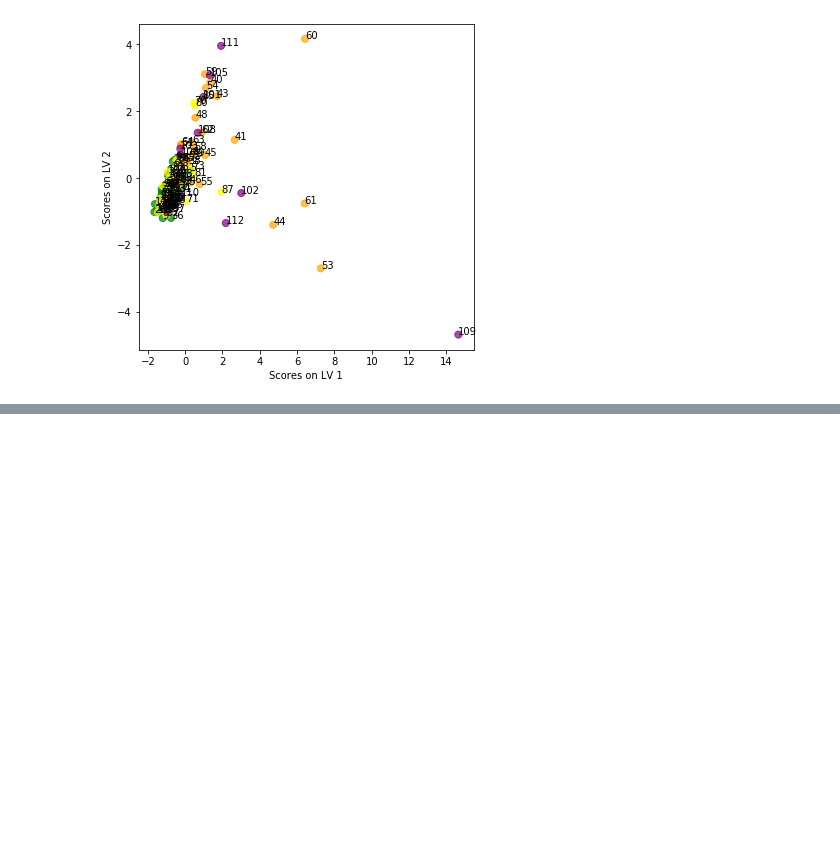
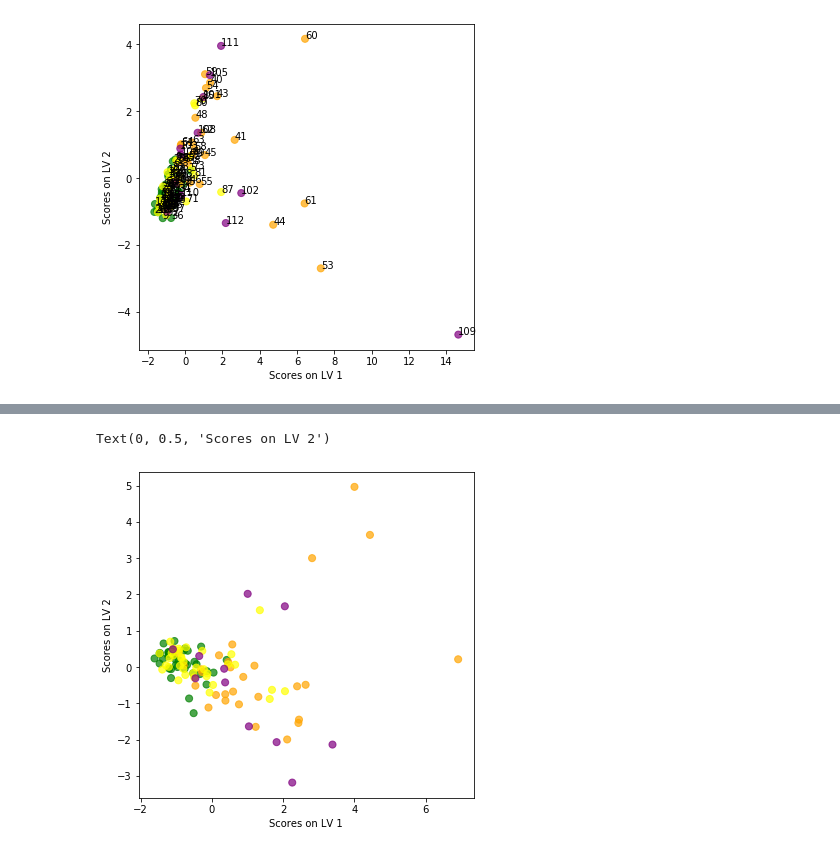
Before and after one commit to amandinebru/Projet_Parkinson, a Jupyter notebook: premier test.ipynb, the cells around one changed output, grey strips where cells are left out. Saved outputs shown, nothing was run; the diff lists cells and outputs as text; code cells hidden in the pictures; blank space fills up the shorter version.

```diff
--- a/premier test.ipynb
+++ b/premier test.ipynb
@@ -565,5 +567,6 @@ for (x, y) in enumerate(scores.values):
 'on va enlever le 109'
 [figure]
 # %%
-data.drop(109,0, inplace=True)
+data.drop(data.index[109],0, inplace=True)
+data
 # %% [output]
@@ -570,0 +586,13 @@ KeyError: '[109] not found in axis'
+# %%
+plsr_new = PLSRegression(n_components=4, scale=False)
+plsr_new.fit(data[['Atonie','Debit','Irreg','Puissance']].values, data['Classe'])
+
+colorlist_new = [colormap[str(c)] for c in data['Classe']]
+# %%
+scores_new = pd.DataFrame(plsr_new.x_scores_)
+ax_new = scores_new.plot(x=0, y=1, kind='scatter', s=50, alpha=0.7, c=colorlist_new, figsize=(6,6))
+ax_new.set_xlabel('Scores on LV 1')
+ax_new.set_ylabel('Scores on LV 2')
+# %% [output]
+Text(0, 0.5, 'Scores on LV 2')
+[figure, added]
```
Also changed, not shown: parts of 18 cells of this notebook.
